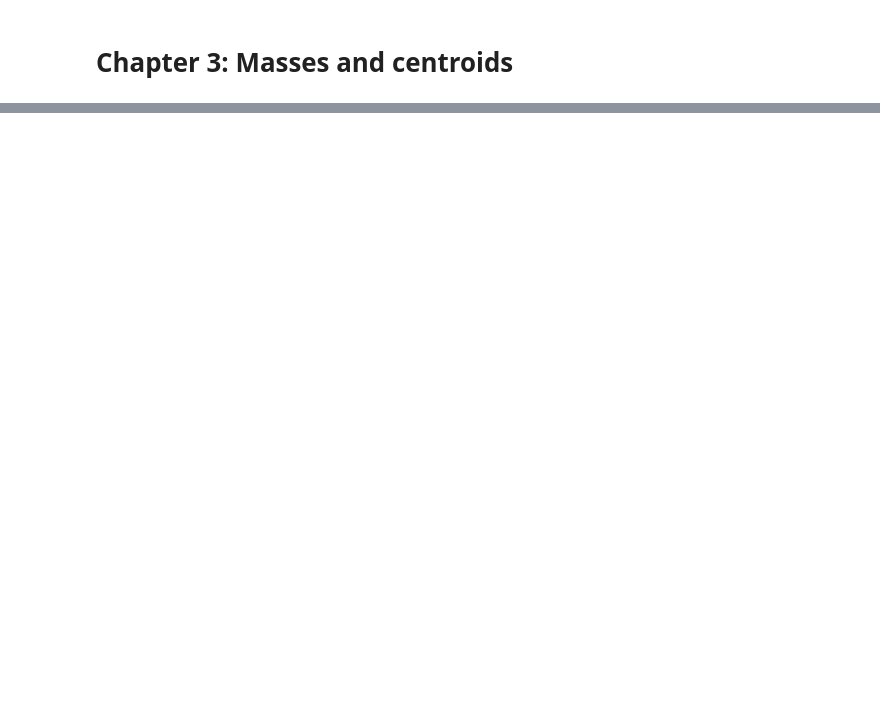
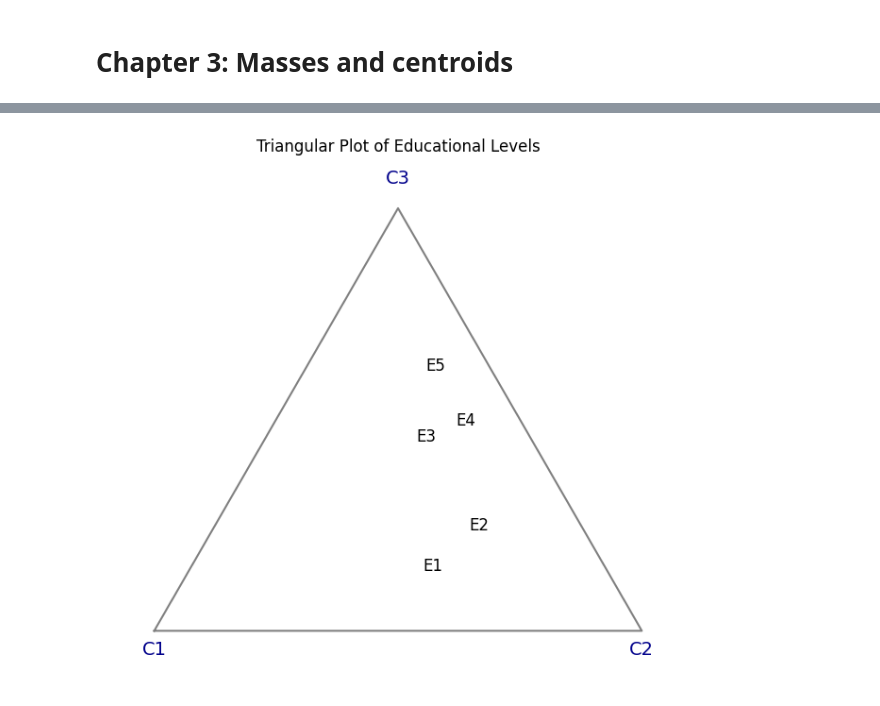
Before and after one commit to lfelipecas/ca-in-practice, a Jupyter notebook: notebooks/chapter3.ipynb, the cells around one changed output, grey strips where cells are left out. Drawn from its saved outputs; the diff is of its cells as text; code cells hidden in the pictures; blank space fills up the shorter version.

Commit message:
Update chapter3.ipynb with plotting code

```diff
--- a/notebooks/chapter3.ipynb
+++ b/notebooks/chapter3.ipynb
@@ -89,6 +20,6 @@ Create 'Image 2.3: Row Profiles Positions':
 # %%
 # Define the relative path to the CSV file
-data_path = "../data/chapter1.csv"
+data_path = "../data/lector_type.csv"
 
 # Load the data into a DataFrame
-df = pd.read_csv(data_path)
+table = pd.read_csv(data_path, index_col=0)
@@ -265,0 +26,32 @@ plt.show()
+# %%
+# Calculate row profiles (equivalent to table.pro in R)
+table_pro = table.div(table.sum(axis=1), axis=0)
+
+# Calculate the x and y coordinates for the triangular plot
+table_x = 1 - table_pro.iloc[:, 0] - table_pro.iloc[:, 2] / 2
+table_y = table_pro.iloc[:, 2] * np.sqrt(3) / 2
+# %%
+# Create the triangular boundary
+plt.figure(figsize=(8, 8))
+plt.plot([0, 1, 0.5, 0], [0, 0, np.sqrt(3) / 2, 0], color='gray')
+
+# Add labels for the triangle vertices (C1, C2, C3) with slight offset and color differentiation
+plt.text(0, -0.05, 'C1', ha='center', fontsize=14, color='darkblue')  # Shifted slightly down
+plt.text(1, -0.05, 'C2', ha='center', fontsize=14, color='darkblue')  # Shifted slightly down
+plt.text(0.5, np.sqrt(3) / 2 + 0.05, 'C3', ha='center', fontsize=14, color='darkblue')  # Shifted slightly up
+
+# Plot the points for the educational levels and label them
+for i, label in enumerate(table.index):
+    plt.text(table_x[i], table_y[i], label, ha='center', fontsize=12, color='black')  # Label for inside points
+
+# Set axis limits and hide the axes
+plt.xlim(-0.1, 1.1)
+plt.ylim(-0.1, np.sqrt(3) / 2 + 0.1)
+plt.axis('off')
+
+# Show the plot
+plt.title('Triangular Plot of Educational Levels')
+plt.gca().set_aspect('equal')  # Ensure the triangle is equilateral by setting equal aspect ratio
+plt.show()
+# %% [output]
+[figure, added]
```
Also changed, not shown: parts of 13 cells of this notebook.
